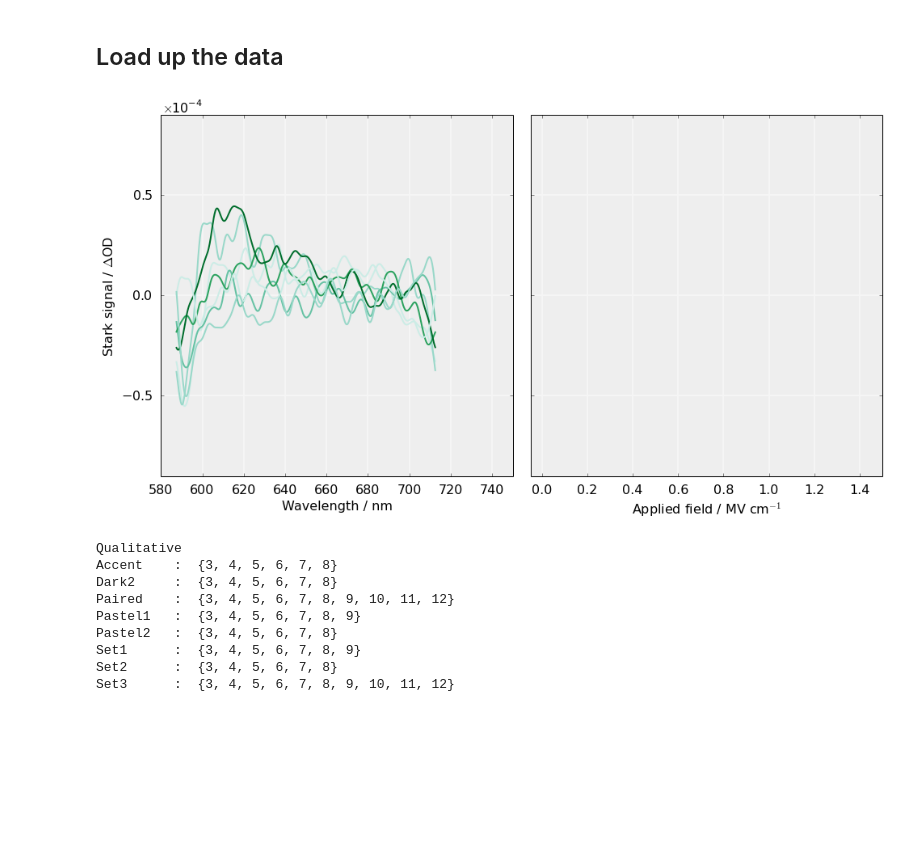
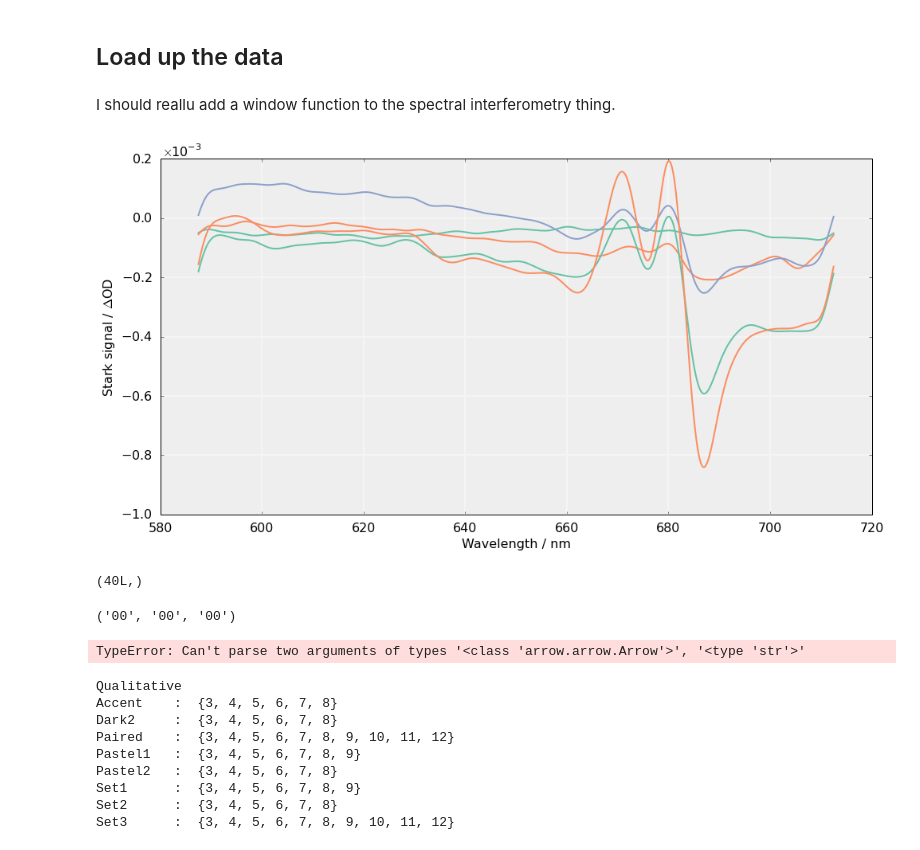
Before and after one commit to antonl/notebooks, a Jupyter notebook: Nice Stark Figure.ipynb, the cells around one changed output. Saved outputs shown, nothing was run; the diff lists cells and outputs as text; code cells hidden in the pictures; blank space fills up the shorter version.

Commit message:
newly analyzed stark data

```diff
--- a/Nice Stark Figure.ipynb
+++ b/Nice Stark Figure.ipynb
@@ -57,4 +23,2 @@ class ProgressBar:
 # %% [markdown]
 ## RC Params to set
-# %%
-plt.rcParams.keys()
@@ -166,72 +112,76 @@ def analyze_stark(iterable, phases=None, filterfn=None, flip=False, count=None,
             yield stark
 # %% [markdown]
 ## Load up the data
+# %%
+drive = Path('Z:')
 # %%
-basepath = '/Volumes/jogilvie/2D/Data/14-04-21/linear_stark/'
-batchnames = ['LO_stability_01', 'LO_stability_02', 'r800_1kv_01', 'r800_1kv_02', 'r800_3p0kv_01', 'r800_3p5kv_01', 'r800_4p0kv_01']
+basepath = drive / Path('2D/Data/14-05-03')
+batchnames = ['linear_stark_0p0kv', 'linear_stark_1p0kv', 'linear_stark_2p0kv', 'linear_stark_3p0kv', 'linear_stark_4p0kv']
 
-voltages = [0.0, 0.0, 1.0, 1.0, 3.0, 3.5, 4, 1.0, 1.5, 1.5, 2.0, 2.5, 3.0, 4.0, 5.0]
-phases = [1, 1, 1, 1, 1, 1, 1, -1, 1, 1, 1, 1]
+voltages = [0.0, 1., 2., 3, 4]
+phases = [-1, -1, 1., -1, -1]
 
 def load(batches):
     for b in batches:
-        yield SpeFile(path.join(basepath,  b + '.SPE'))
+        yield SpeFile(str((basepath / Path(b + '.SPE'))))
 # %%
 center = 650
 bw = 125
 px = 1340
 wavelength = np.linspace(center - bw/2, center + bw/2, px)
+# %% [markdown]
+I should reallu add a window function to the spectral interferometry thing.
 # %%
 filterfn = partial(fourier_window, n=250, plt=False, k=0.1)
-select = [x for x in xrange(0, 7)]
+select = [x for x in xrange(0, 10)]
 selectfn = lambda i: True if i[0] in select else False
 baselinefn = partial(find_baseline, range=slice(0, 500))
 data = it.ifilter(selectfn, enumerate(it.izip(voltages, analyze_stark(load(batchnames),
-        phases=phases, filterfn=filterfn, flip=True, baselinefn=baselinefn))))
+        phases=phases, flip=True, filterfn=filterfn))))
 peaks_idx = [890, 995, 1070] # pixels
 
-fig, (ax1, ax2) = plt.subplots(1, 2, sharey=True)
+fig, ax1 = plt.subplots(1, 1, sharey=True)
 
-color_lines = it.cycle(brewer2mpl.get_map('BuGn', 'Sequential', 6).mpl_colors[1:])
-color_peaks = brewer2mpl.get_map('Set1', 'Qualitative', 3).mpl_colors
+color_lines = it.cycle(brewer2mpl.get_map('Set2', 'Qualitative',3).mpl_colors)
+#color_peaks = brewer2mpl.get_map('Set1', 'Qualitative', 3).mpl_colors
 
 stored_data = []
 stored_voltages = []
 
 for i, (v, d) in data:
     ax1.plot(wavelength, d, label='{:.1f}'.format(v), color=next(color_lines))
-    ax1.vlines(wavelength[peaks_idx], 0.76e-3, 1.8e-3, colors=color_peaks, zorder=-40, linewidth=3, linestyle='-')
-    ax1.vlines(wavelength[peaks_idx], -1.0e-3, -0.87e-3, colors=color_peaks, zorder=-40, linewidth=3, linestyle='-')
+    #ax1.vlines(wavelength[peaks_idx], 0.76e-3, 1.8e-3, colors=color_peaks, zorder=-40, linewidth=3, linestyle='-')
+    #ax1.vlines(wavelength[peaks_idx], -1.0e-3, -0.87e-3, colors=color_peaks, zorder=-40, linewidth=3, linestyle='-')
     stored_data.append(d[peaks_idx])
     stored_voltages.append(v)
 
 #plt.legend()
 ax1.grid()
-ax1.set_xlim(580, 750)
-ax1.set_ylim(-.9e-4, .9e-4)
+#ax1.set_xlim(660, 720)
+#ax1.set_ylim(-.9e-4, .9e-4)
 ax1.set_xlabel('Wavelength / nm')
 ax1.set_ylabel(r'Stark signal / $\Delta$OD')
 fmt = plt.ScalarFormatter(useMathText=True)
 fmt.set_scientific(True)
 fmt.set_powerlimits((0,0))
 ax1.yaxis.set_major_formatter(fmt)
 #ax1.legend(loc='upper left')
 '''
 fn = lambda p, x: p[2]*x**2 + p[1]*x + p[0]
 err = lambda p, x, y: y - fn(p, x)
 fit_v = np.linspace(0, 5, 100)
 stored_voltages = np.array(stored_voltages)
 for wl, r, c in it.izip(wavelength[peaks_idx], np.array(stored_data).T, color_peaks):
     ax2.plot(0.2*stored_voltages, r, color=c, marker='o', markersize=12, linewidth=0., alpha=0.7)
     res = leastsq(err, [0.1, 0.1, 0.1], args=(0.2*stored_voltages, r), full_output=True)
     ax2.plot(fit_v, fn(res[0], fit_v), color=c, linestyle='-',  label='{:3.1f}'.format(wl))
 '''
 ax2.grid()
-ax2.set_xlim([-0.05, 1.5])
+#ax2.set_xlim([-0.05, 1.5])
 ax2.set_xlabel(r'Applied field / MV cm$^{-1}$')
 #ax2.legend(loc=0)
 
 plt.subplots_adjust(wspace=0.05)
-#plt.savefig('d1d2_stark_figure.pdf', dpi=300)
+plt.savefig('d1d2_linear_stark.pdf', dpi=300)
 # %% [output]
-[figure, old version]
+[figure, new version]
@@ -240,3 +188,19 @@ stored_data
+# %%
+a = np.genfromtxt(r'Z:\2D\Data\14-05-03\d1d2-2d-batch00\t1pos.txt')
+a.shape
+# %% [output]
+(40L,)
+# %%
+import re
+pattern = re.compile(r'd1d2-2d(\d+)-(\d+)-(\d+).spe')
+res = pattern.match('d1d2-2d00-00-00.spe')
+res.groups()
+# %% [output]
+('00', '00', '00')
+# %%
+arrow.get(arrow.get(arrow.now(), 'US/Pacific'), 'YY-MM-DD').humanize()
+# %% [output]
+TypeError: Can't parse two arguments of types '<class 'arrow.arrow.Arrow'>', '<type 'str'>'
 # %%
 font_manager.FontProperties(fname='/Users/aloukian/Library/Fonts/Fanwood Text.otf')
 # %%
```
Also changed, not shown: parts of 4 cells of this notebook.
